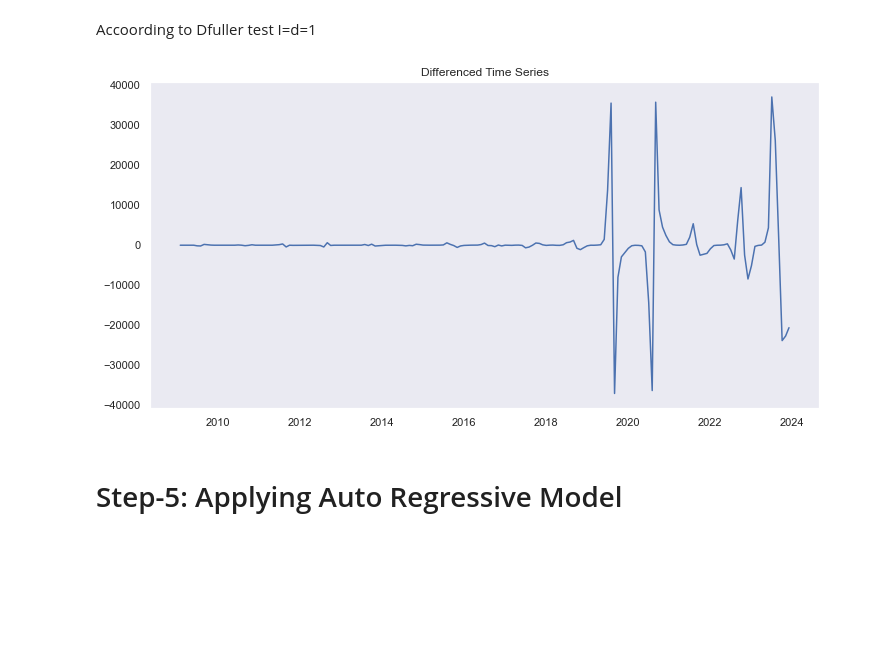
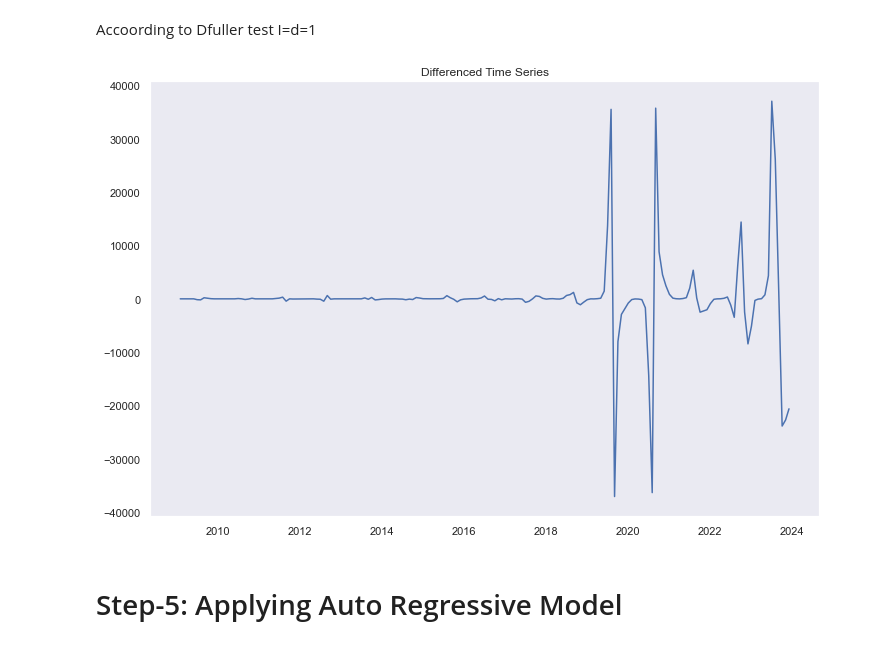
Before and after one commit to Rasel-25/Book-s-Code, a Jupyter notebook: Python for Data Analysis/Test_Code.ipynb, the cells around one changed output. Cells and saved outputs as stored; diff of their text form; code cells hidden in the pictures; blank space fills up the shorter version.

```diff
--- a/Python for Data Analysis/Test_Code.ipynb
+++ b/Python for Data Analysis/Test_Code.ipynb
@@ -157,12 +157,12 @@ strong evidence against the null hypothesis(Ho), reject the null hypothesis. Dat
 Accoording to Dfuller test I=d=1
 # %%
 # Plot the differenced series
-plt.figure(figsize=(12, 6))
+plt.figure(figsize=(12, 8))
 plt.plot(df['Seasonal_Differenced'])
 plt.title('Differenced Time Series')
 plt.show()
 # %% [output]
-[figure, old version]
+[figure, new version]
 # %% [markdown]
 # Step-5: Applying Auto Regressive Model
 # %%
```
Also changed, not shown: parts of 6 cells of this notebook.
